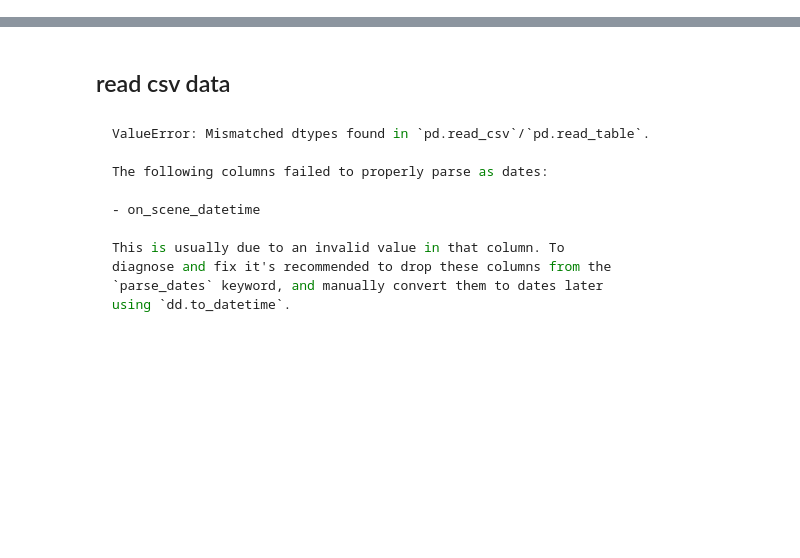
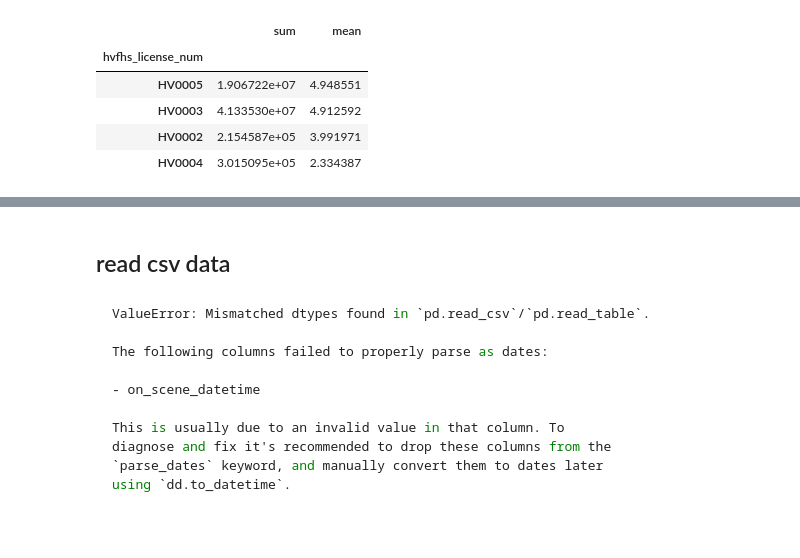
Before and after one commit to dask-contrib/dask-tutorial-advanced, a Jupyter notebook: 5-debugging-and-diagnosing-performance.ipynb, the cells around one changed output, grey strips where cells are left out. Cells and saved outputs as stored; diff of their text form; code cells hidden in the pictures; blank space fills up the shorter version.

```diff
--- a/5-debugging-and-diagnosing-performance.ipynb
+++ b/5-debugging-and-diagnosing-performance.ipynb
@@ -11,0 +43,27 @@ client
+# %%
+%%time
+
+# Convert to datetime
+ddf["on_scene_datetime"] = dd.to_datetime(ddf["on_scene_datetime"], format="mixed")
+ddf["pickup_datetime"] = dd.to_datetime(ddf["pickup_datetime"], format="mixed")
+
+# Unpack columns
+ddf = ddf.assign(
+    accessible_vehicle=ddf.on_scene_datetime.isnull(),
+    pickup_month=ddf.pickup_datetime.dt.month,
+    pickup_dow=ddf.pickup_datetime.dt.dayofweek,
+    pickup_hour=ddf.pickup_datetime.dt.hour,
+)
+ddf = ddf.drop(columns=["on_scene_datetime", "pickup_datetime"])
+
+# Format airport_fee
+ddf["airport_fee"] = ddf["airport_fee"].replace("None", 0).astype(float).fillna(0)
+
+# Remove outliers
+lower_bound = 0
+Q3 = ddf["trip_time"].quantile(0.75)
+upper_bound = Q3 + (1.5 * (Q3 - lower_bound))
+ddf = ddf.loc[(ddf["trip_time"] >= lower_bound) & (ddf["trip_time"] <= upper_bound)]
+
+# # Categorize *_flag columns
+# ddf = ddf.categorize(columns=["shared_request_flag", "shared_match_flag", "access_a_ride_flag", "wav_request_flag", "wav_match_flag"])
@@ -11,0 +73,10 @@ client
+# %%
+service_names = {
+    "HV0002": "juno",
+    "HV0005": "lyft",
+    "HV0003": "uber",
+    "HV0004": "via",
+}
+
+ddf["service_names"] = ddf["hvfhs_license_num"].map(service_names)
+ddf["service_names"]
@@ -11,0 +114,5 @@ client
+# %%
+%%time
+
+ddf.loc[lambda x: x.tips > 0].groupby("hvfhs_license_num").tips.agg(["sum", "mean"]).compute()
+# %% [output]
@@ -11,0 +121,6 @@ client
+|  | sum | mean |
+| hvfhs_license_num |  |  |
+| HV0005 | 1.906722e+07 | 4.948551 |
+| HV0003 | 4.133530e+07 | 4.912592 |
+| HV0002 | 2.154587e+05 | 3.991971 |
+| HV0004 | 3.015095e+05 | 2.334387 |
```
Also changed, not shown: parts of 38 cells of this notebook, 21 other files.
